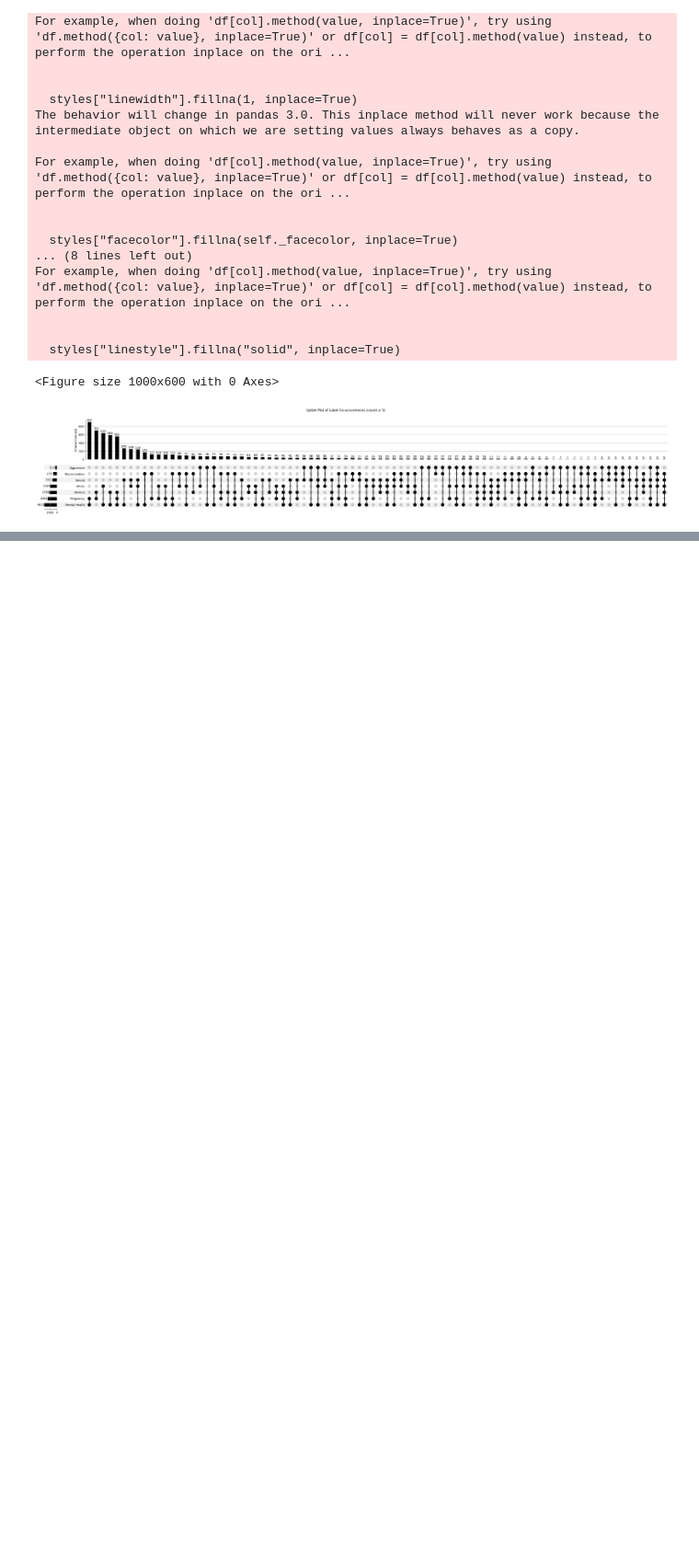
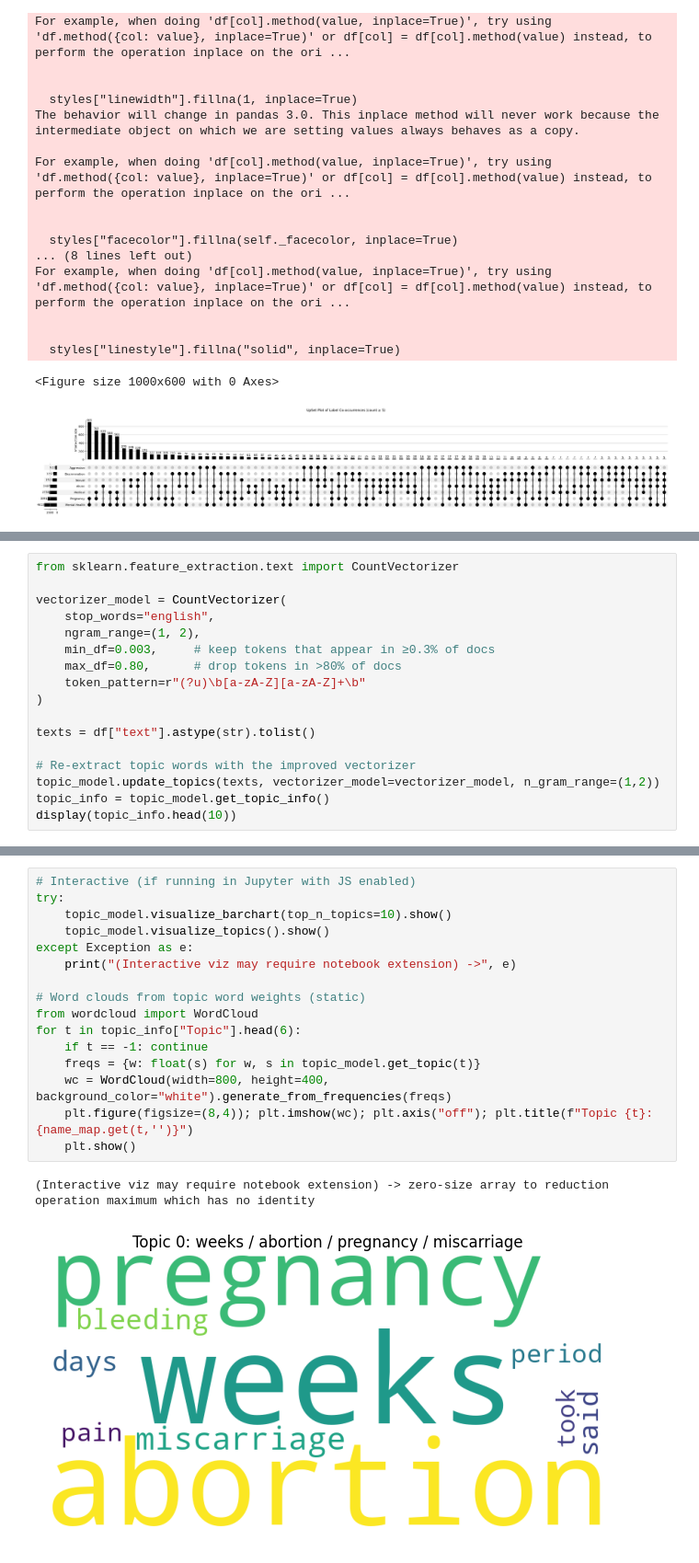
Before and after one commit to ShirleneRose/TriggerWarnings, a Jupyter notebook: jupyter-notebooks/linguistic_analysis.ipynb, the cells around one changed output, grey strips where cells are left out. Shown at 92% size. Cells and saved outputs as stored; diff of their text form; blank space fills up the shorter version.

```diff
--- a/jupyter-notebooks/linguistic_analysis.ipynb
+++ b/jupyter-notebooks/linguistic_analysis.ipynb
@@ -409,0 +556,17 @@ For example, when doing 'df[col].method(value, inplace=True)', try using 'df.met
+# %%
+from sklearn.feature_extraction.text import CountVectorizer
+
+vectorizer_model = CountVectorizer(
+    stop_words="english",
+    ngram_range=(1, 2),
+    min_df=0.003,     # keep tokens that appear in ≥0.3% of docs
+    max_df=0.80,      # drop tokens in >80% of docs
+    token_pattern=r"(?u)\b[a-zA-Z][a-zA-Z]+\b"
+)
+
+texts = df["text"].astype(str).tolist()
+
+# Re-extract topic words with the improved vectorizer
+topic_model.update_topics(texts, vectorizer_model=vectorizer_model, n_gram_range=(1,2))
+topic_info = topic_model.get_topic_info()
+display(topic_info.head(10))
@@ -409,0 +623,19 @@ For example, when doing 'df[col].method(value, inplace=True)', try using 'df.met
+# %%
+# Interactive (if running in Jupyter with JS enabled)
+try:
+    topic_model.visualize_barchart(top_n_topics=10).show()
+    topic_model.visualize_topics().show()
+except Exception as e:
+    print("(Interactive viz may require notebook extension) ->", e)
+
+# Word clouds from topic word weights (static)
+from wordcloud import WordCloud
+for t in topic_info["Topic"].head(6):
+    if t == -1: continue
+    freqs = {w: float(s) for w, s in topic_model.get_topic(t)}
+    wc = WordCloud(width=800, height=400, background_color="white").generate_from_frequencies(freqs)
+    plt.figure(figsize=(8,4)); plt.imshow(wc); plt.axis("off"); plt.title(f"Topic {t}: {name_map.get(t,'')}")
+    plt.show()
+# %% [output]
+(Interactive viz may require notebook extension) -> zero-size array to reduction operation maximum which has no identity
+[figure, added]
```
Also changed, not shown: parts of 20 cells of this notebook, 27 other files.
